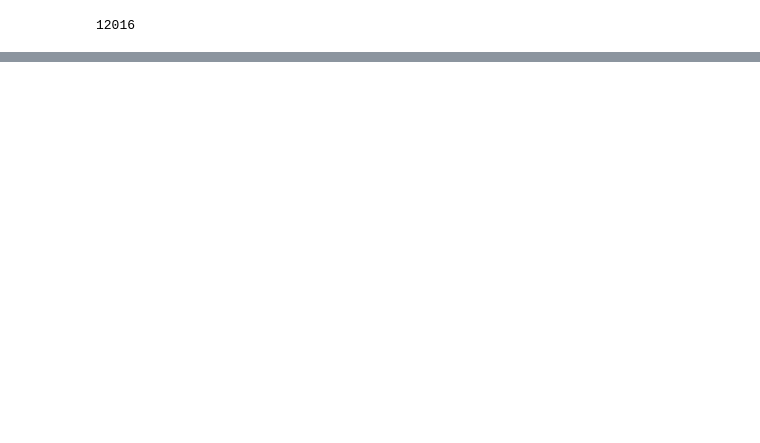
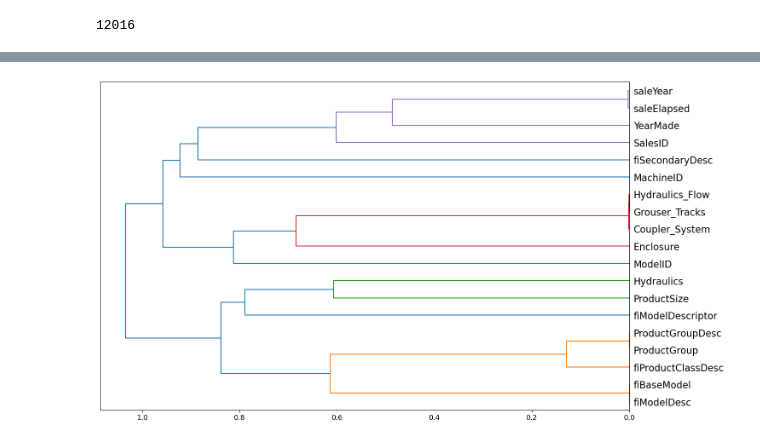
Before and after one commit to MostValue/fast-ai, a Jupyter notebook: personal_notes/notes/Tabular_data.ipynb, the cells around one changed output, grey strips where cells are left out. Saved outputs shown, nothing was run; the diff lists cells and outputs as text; code cells hidden in the pictures; blank space fills up the shorter version.

Commit message:
plotted dendrogram for rf

```diff
--- a/personal_notes/notes/Tabular_data.ipynb
+++ b/personal_notes/notes/Tabular_data.ipynb
@@ -221,0 +324,17 @@ m.get_n_leaves()
+# %%
+# Removing Redundant Features
+to_keep = fi[fi.imp > 0.01].cols
+xs_imp = xs[to_keep]
+# %%
+# Plotting dendrogram
+
+from scipy.cluster import hierarchy as hc
+
+corr = np.round(scipy.stats.spearmanr(xs_imp).correlation, 4)
+corr_condensed = hc.distance.squareform(1-corr)
+z = hc.linkage(corr_condensed, method = 'average')
+fig = plt.figure(figsize = (16,10))
+dendrogram = hc.dendrogram(z, labels = xs_imp.columns, orientation = 'left', leaf_font_size = 16)
+plt.show()
+# %% [output]
+[figure, added]
```
Also changed, not shown: parts of 26 cells of this notebook.
